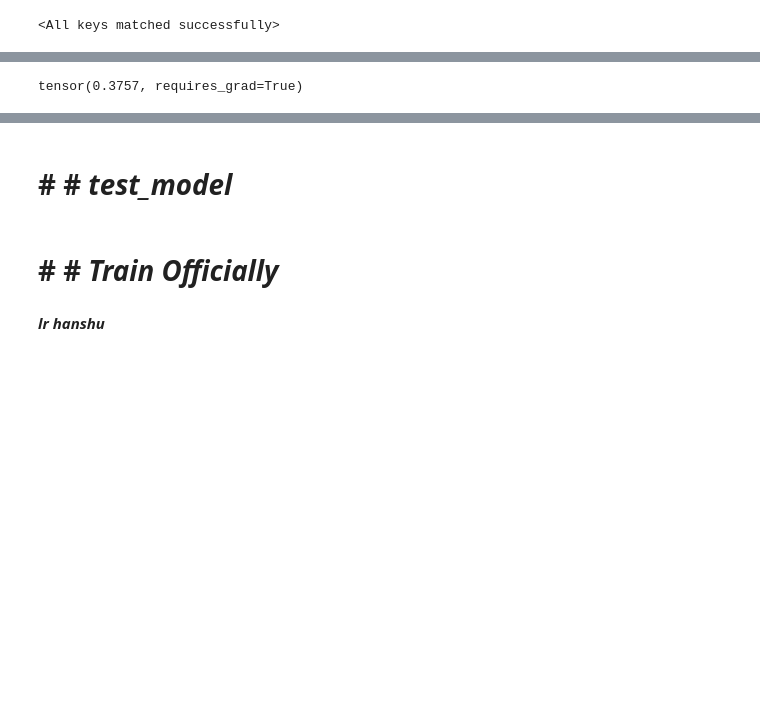
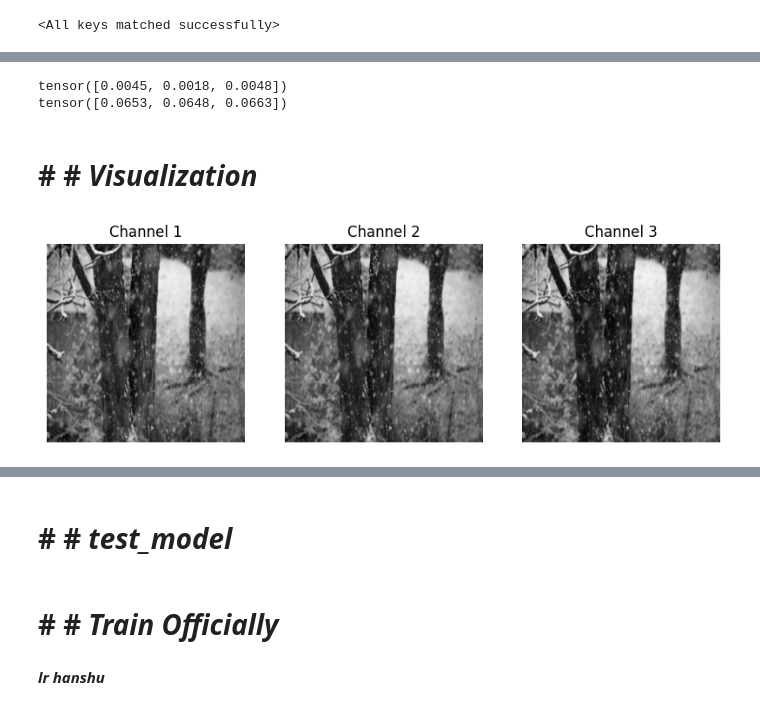
Before and after one commit to sxd66/transformer, a Jupyter notebook: vae-train.ipynb, the cells around one changed output, grey strips where cells are left out. Saved outputs shown, nothing was run; the diff lists cells and outputs as text; code cells hidden in the pictures; blank space fills up the shorter version.

Commit message:
Kaggle Notebook | vae_train | Version 6

```diff
--- a/vae-train.ipynb
+++ b/vae-train.ipynb
@@ -64,6 +64,10 @@ class TrainData(data.Dataset):
         input_im = transform_input(input_img)
         gt = transform_gt(gt_img)
         z=gt-input_im
+        means=[-0.0478, -0.0494, -0.0601]
+        stds=[0.1670, 0.1695, 0.1855]
+        transform_resn=transforms.Normalize(mean=means, std=stds)
+        z=transform_resn(z)
         return z, input_im, img_id
 
     def __getitem__(self, index):
@@ -372,5 +401,5 @@ class VAE(nn.Module):
 # %%
-path="/kaggle/input/train-data/latest (1)"
+path="/kaggle/input/train-4ep/latest"
 model=VAE()
 with open(path, "rb") as f:
     state=torch.load(f, map_location="cpu")
@@ -385,4 +409,56 @@ torch.Size([1, 3, 256, 256])
-# %%
-print(state["loss1"])
-# %% [output]
-tensor(0.3757, requires_grad=True)
+# %%
+Haze_Train="/kaggle/input/adverse-weather/haze/haze/train/gt"
+Haze_Test="/kaggle/input/adverse-weather/haze/haze/test/gt"
+Rain_Train="/kaggle/input/adverse-weather/rain/rain/train/gt"
+Rain_Test="/kaggle/input/adverse-weather/rain/rain/test/gt"
+Snow_Train="/kaggle/input/adverse-weather/rain/snow/train/gt"
+Snow_Test="/kaggle/input/adverse-weather/rain/snow/test/gt"
+
+ls_train=[Haze_Test,Rain_Test,Snow_Test]
+index_train=[160,560,800]
+size=256
+dataset = TrainData(size,ls_train,index_train ,True)
+resn_tp,a,b=dataset.get_images(500)
+
+mean = torch.mean(resn_tp, dim=[ 1, 2])
+std = torch.std(resn_tp, dim=[ 1, 2])
+print(mean)
+print(std)
+# %% [output]
+tensor([0.0045, 0.0018, 0.0048])
+tensor([0.0653, 0.0648, 0.0663])
+# %% [markdown]
+# # # ***Visualization***
+# %%
+resn,k,label=dataset.get_images(570)
+resn=resn.unsqueeze(0)
+resn.shape
+x,y,z=model(resn)
+# %%
+import torch
+import matplotlib.pyplot as plt
+import numpy as np
+
+def keshihua(residual):
+
+    # 将残差值从 [-2, 2] 之间转换到 [0, 1] 之间
+    residual_normalized = (residual + 1) / 2
+
+    # 将tensor转换为numpy数组以便于使用matplotlib进行可视化
+    residual_normalized_np = residual_normalized.detach().numpy()
+
+    # 使用matplotlib进行可视化
+    plt.figure(figsize=(10, 10))
+
+    # 对每个通道分别进行可视化
+    for i in range(3):
+        plt.subplot(1, 3, i + 1)
+        plt.imshow(residual_normalized_np[i], cmap='gray')
+        plt.title(f'Channel {i+1}')
+        plt.axis('off')
+
+    plt.show()
+# %%
+keshihua(k)
+# %% [output]
+[figure, added]
```
Also changed, not shown: parts of 7 cells of this notebook.
